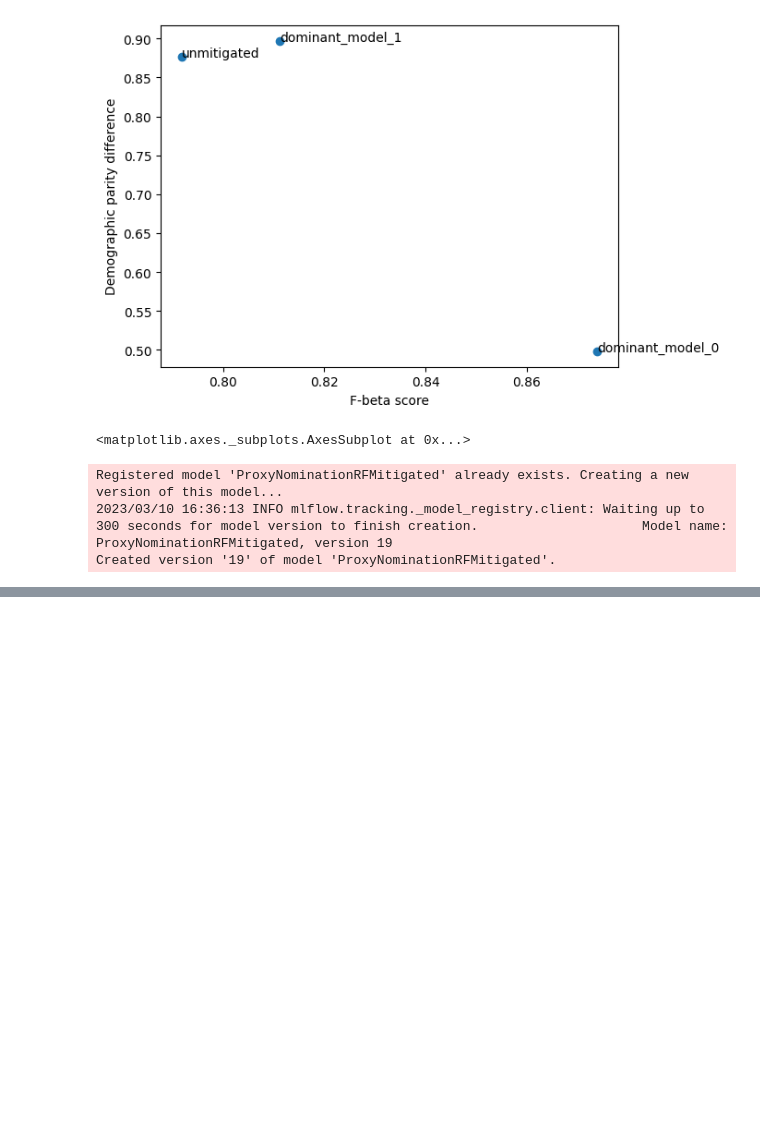
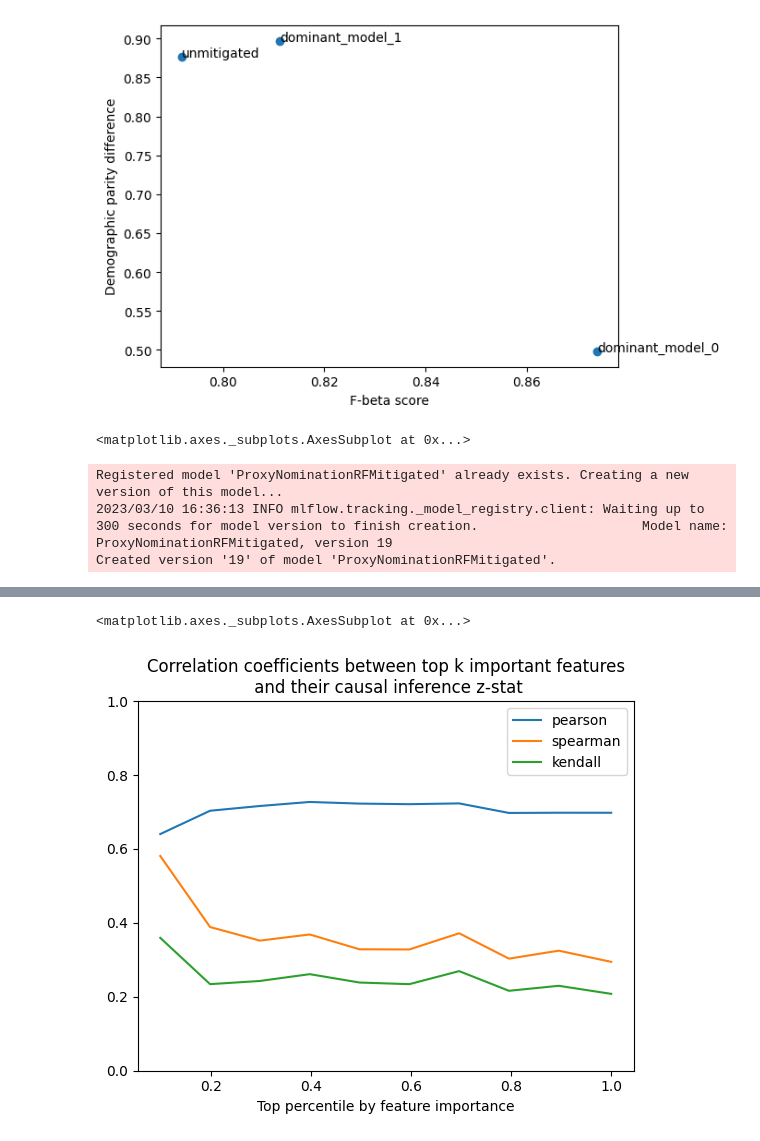
Before and after one commit to OpenEducationAnalytics/OpenEducationAnalytics, a Jupyter notebook: packages/package_catalog/Predicting_Student_Well_Being/notebooks/TrainModel.ipynb, the cells around one changed output, grey strips where cells are left out. Saved outputs shown, nothing was run; the diff lists cells and outputs as text; code cells hidden in the pictures; blank space fills up the shorter version.

```diff
--- a/packages/package_catalog/Predicting_Student_Well_Being/notebooks/TrainModel.ipynb
+++ b/packages/package_catalog/Predicting_Student_Well_Being/notebooks/TrainModel.ipynb
@@ -1502,0 +1557,6 @@ Created version '19' of model 'ProxyNominationRFMitigated'.
+# %%
+
+corr_stat.set_index('perc')[metrics[-3:]].plot(title='Correlation coefficients between top k important features\n and their causal inference z-stat', ylim=(0, 1), xlabel='Top percentile by feature importance')
+# %% [output]
+<matplotlib.axes._subplots.AxesSubplot at 0x...>
+[figure, added]
```
Also changed, not shown: parts of 5 cells of this notebook.
